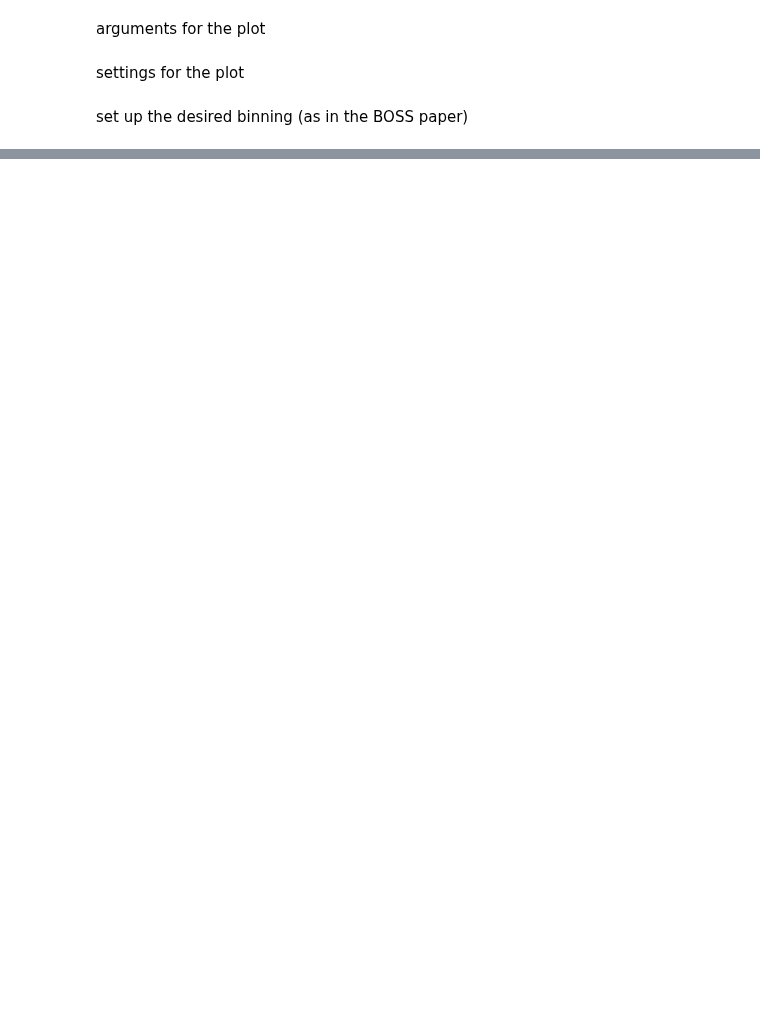
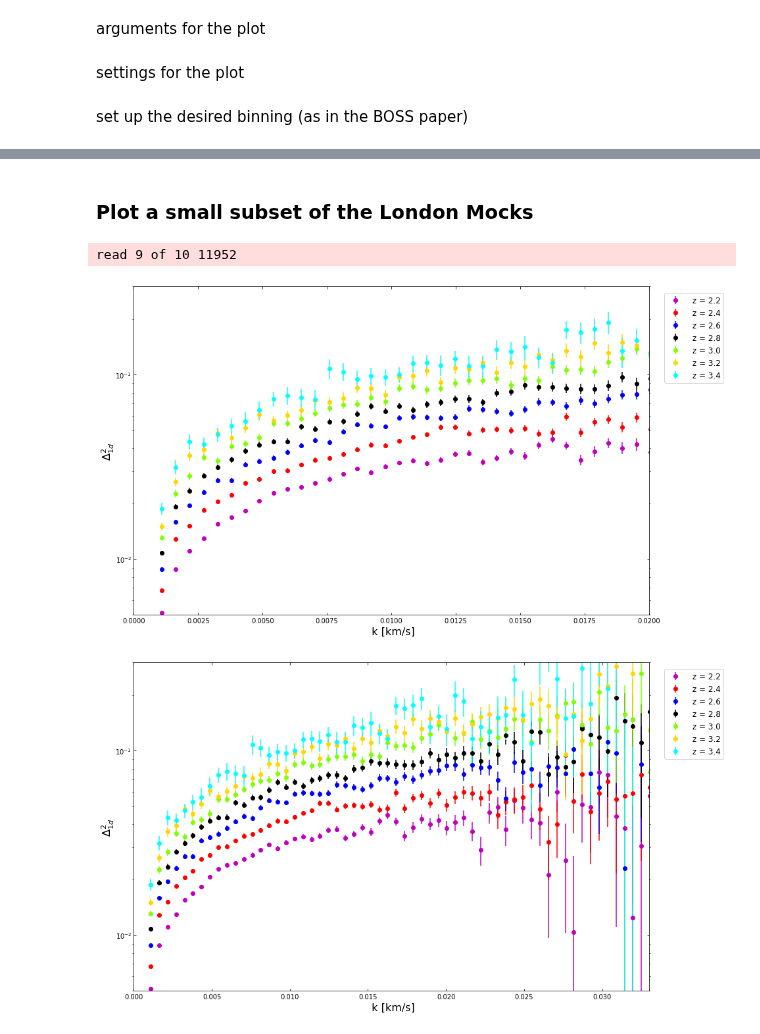
Before and after one commit to igmhub/desi_QA, a Jupyter notebook: Mocks/QA_1dPk.ipynb, the cells around one changed output, grey strips where cells are left out. Saved outputs shown, nothing was run; the diff lists cells and outputs as text; code cells hidden in the pictures; blank space fills up the shorter version.

```diff
--- a/Mocks/QA_1dPk.ipynb
+++ b/Mocks/QA_1dPk.ipynb
@@ -304,0 +302,8 @@ fig.savefig(figure_file, transparent=False)
+# %% [markdown]
+### Plot a small subset of the London Mocks
+# %%
+plot_data(Path.home()/'Pk_fits_red')
+# %% [output]
+read 9 of 10 11952
+[figure, added]
+[figure, added]
```
Also changed, not shown: parts of 46 cells of this notebook, 2 other files.
